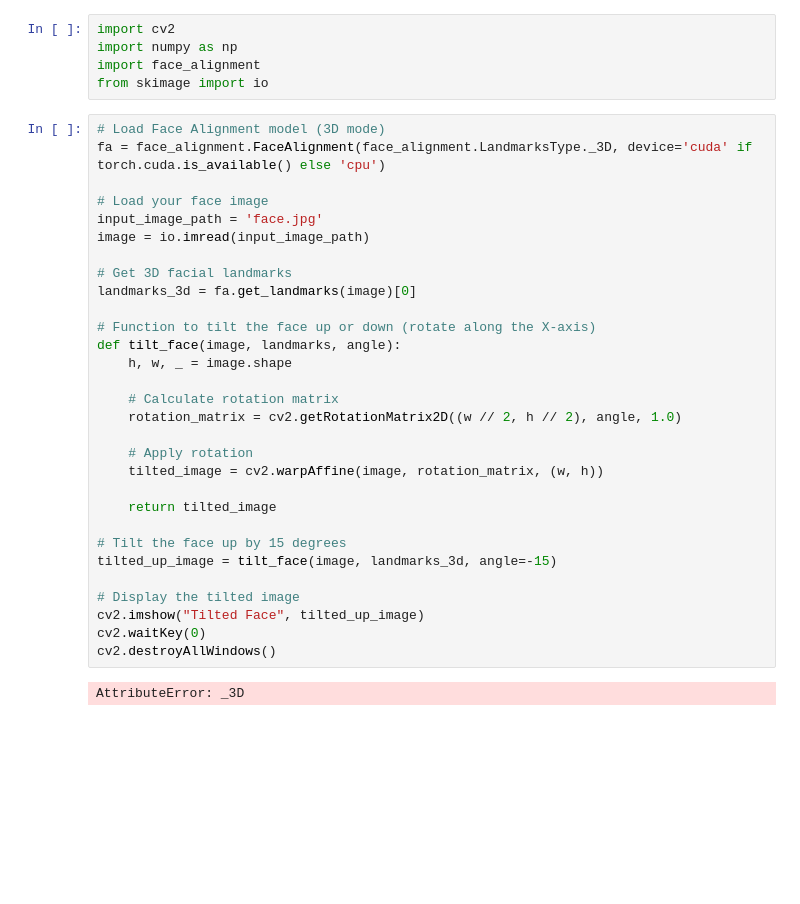
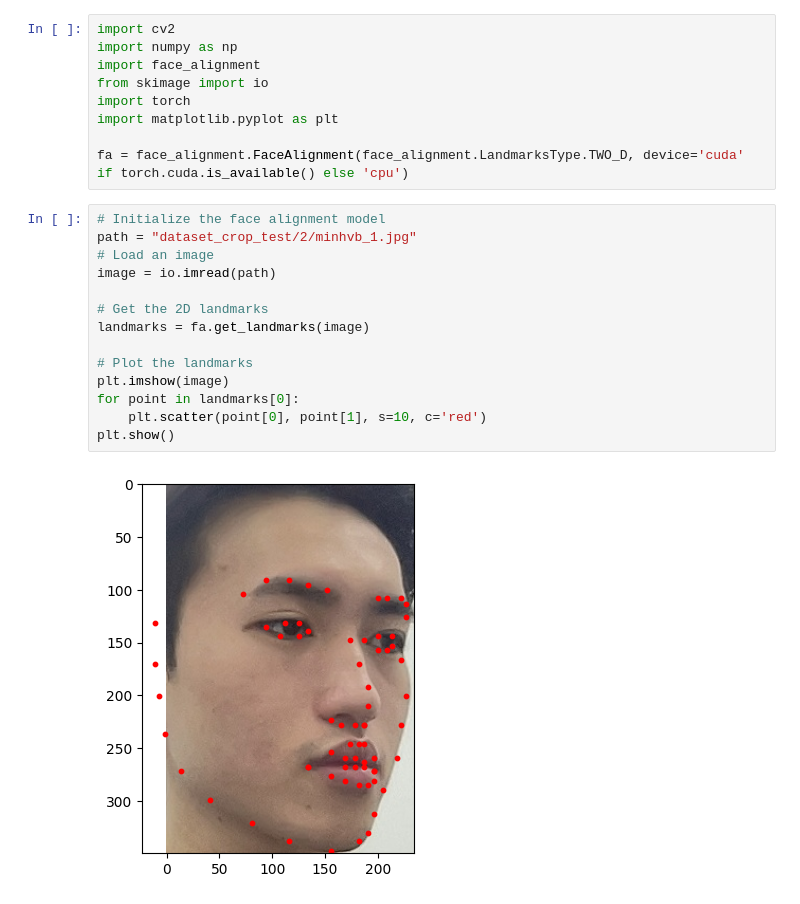
Before and after one commit to Bmingg/Real-time_Face_Recognition, a Jupyter notebook: transform_3d.ipynb, the cells around one changed output. Saved outputs shown, nothing was run; the diff lists cells and outputs as text; blank space fills up the shorter version.

Commit message:
Add new landmark moel

```diff
--- a/transform_3d.ipynb
+++ b/transform_3d.ipynb
@@ -23,35 +3,23 @@ import cv2
 import numpy as np
 import face_alignment
 from skimage import io
+import torch
+import matplotlib.pyplot as plt
+
+fa = face_alignment.FaceAlignment(face_alignment.LandmarksType.TWO_D, device='cuda' if torch.cuda.is_available() else 'cpu')
-# %%
-# Load Face Alignment model (3D mode)
-fa = face_alignment.FaceAlignment(face_alignment.LandmarksType._3D, device='cuda' if torch.cuda.is_available() else 'cpu')
-
-# Load your face image
-input_image_path = 'face.jpg'
-image = io.imread(input_image_path)
-
-# Get 3D facial landmarks
-landmarks_3d = fa.get_landmarks(image)[0]
-
-# Function to tilt the face up or down (rotate along the X-axis)
-def tilt_face(image, landmarks, angle):
-    h, w, _ = image.shape
-
-    # Calculate rotation matrix
-    rotation_matrix = cv2.getRotationMatrix2D((w // 2, h // 2), angle, 1.0)
-
-    # Apply rotation
-    tilted_image = cv2.warpAffine(image, rotation_matrix, (w, h))
-
-    return tilted_image
-
-# Tilt the face up by 15 degrees
-tilted_up_image = tilt_face(image, landmarks_3d, angle=-15)
-
-# Display the tilted image
-cv2.imshow("Tilted Face", tilted_up_image)
-cv2.waitKey(0)
-cv2.destroyAllWindows()
-# %% [output]
-AttributeError: _3D
+# %%
+# Initialize the face alignment model
+path = "dataset_crop_test/2/minhvb_1.jpg"
+# Load an image
+image = io.imread(path)
+
+# Get the 2D landmarks
+landmarks = fa.get_landmarks(image)
+
+# Plot the landmarks
+plt.imshow(image)
+for point in landmarks[0]:
+    plt.scatter(point[0], point[1], s=10, c='red')
+plt.show()
+# %% [output]
+[figure, added]
```
Also changed, not shown: parts of 3 cells of this notebook, 2 other files.
